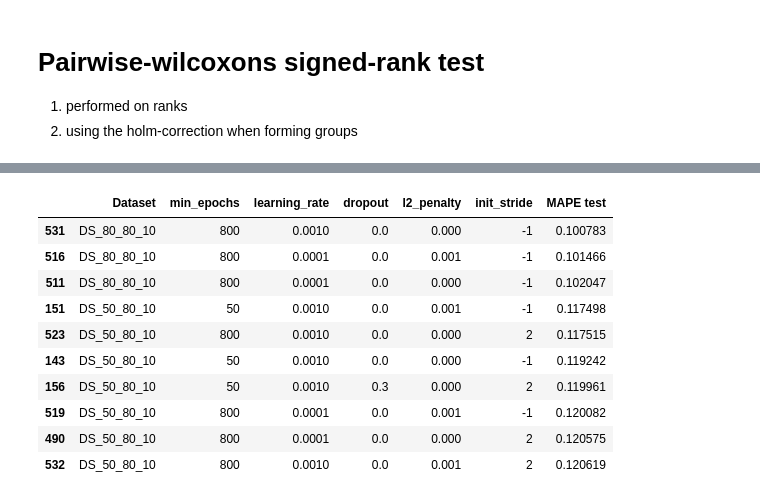
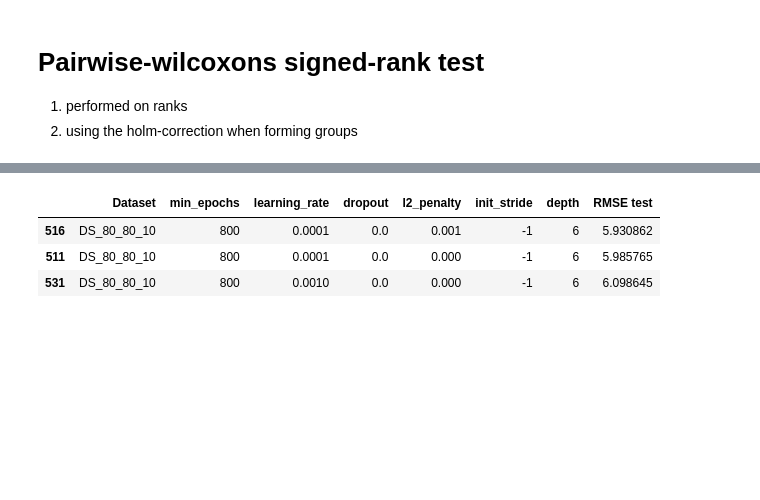
Before and after one commit to Whitesheep18/retinal-ecap-detection, a Jupyter notebook: results/tuning_results.ipynb, the cells around one changed output, grey strips where cells are left out. Cells and saved outputs as stored; diff of their text form; code cells hidden in the pictures; blank space fills up the shorter version.

```diff
--- a/results/tuning_results.ipynb
+++ b/results/tuning_results.ipynb
@@ -16,13 +20,15 @@ data = pd.concat([data.drop(['params'], axis=1), data['params'].apply(pd.Series)
 # %%
-rank_by = 'MAPE test'
+rank_by = 'RMSE test'
 
 param_titles = {'min_epochs': 'Minimum number of epochs before early stopping', 'learning_rate': 'Learning rate AdamW',
-                'dropout': 'Dropout', 'l2_penalty': 'L2 penalty', 'init_stride': 'Initial CNN'}
+                'dropout': 'Dropout', 'l2_penalty': 'L2 penalty', 'init_stride': 'Initial CNN', 'depth': 'Depth'}
 
-results = data[['Dataset', 'min_epochs', 'learning_rate', 'dropout', 'l2_penalty', 'init_stride', rank_by]]
-models = results[['min_epochs', 'learning_rate', 'dropout', 'l2_penalty', 'init_stride']
-        ].sort_values(by=[ 'min_epochs', 'learning_rate', 'dropout', 'l2_penalty', 'init_stride']).drop_duplicates().reset_index()
+order_by = list(param_titles.keys())
+
+results = data[['Dataset'] + order_by + [rank_by]]
+models = results[order_by].sort_values(by=order_by).drop_duplicates().reset_index()
 models['index'] = [f'Model {i}' for i in range(len(models))]
+to_cd = results.merge(models, on=order_by).rename(columns={'index': 'Model'}).to_csv("intermediate_tuning_results.csv", index=False)
 models = models.rename(columns={'index': 'Model'}).rename(columns=param_titles)
 models['Initial CNN'] = models['Initial CNN'].apply(lambda x: 'With' if x==2 else 'Without')
 num_models = len(models)
@@ -303,14 +376,7 @@ results.loc[(results['min_epochs']==800) & (results['learning_rate']==0.001) &\
 # %%
-results.sort_values(by=rank_by).head(10)
+results.sort_values(by=rank_by).head(3)
 # %% [output]
-|  | Dataset | min_epochs | learning_rate | dropout | l2_penalty | init_stride | MAPE test |
-| 531 | DS_80_80_10 | 800 | 0.0010 | 0.0 | 0.000 | -1 | 0.100783 |
-| 516 | DS_80_80_10 | 800 | 0.0001 | 0.0 | 0.001 | -1 | 0.101466 |
-| 511 | DS_80_80_10 | 800 | 0.0001 | 0.0 | 0.000 | -1 | 0.102047 |
-| 151 | DS_50_80_10 | 50 | 0.0010 | 0.0 | 0.001 | -1 | 0.117498 |
-| 523 | DS_50_80_10 | 800 | 0.0010 | 0.0 | 0.000 | 2 | 0.117515 |
-| 143 | DS_50_80_10 | 50 | 0.0010 | 0.0 | 0.000 | -1 | 0.119242 |
-| 156 | DS_50_80_10 | 50 | 0.0010 | 0.3 | 0.000 | 2 | 0.119961 |
-| 519 | DS_50_80_10 | 800 | 0.0001 | 0.0 | 0.001 | -1 | 0.120082 |
-| 490 | DS_50_80_10 | 800 | 0.0001 | 0.0 | 0.000 | 2 | 0.120575 |
-| 532 | DS_50_80_10 | 800 | 0.0010 | 0.0 | 0.001 | 2 | 0.120619 |
+|  | Dataset | min_epochs | learning_rate | dropout | l2_penalty | init_stride | depth | RMSE test |
+| 516 | DS_80_80_10 | 800 | 0.0001 | 0.0 | 0.001 | -1 | 6 | 5.930862 |
+| 511 | DS_80_80_10 | 800 | 0.0001 | 0.0 | 0.000 | -1 | 6 | 5.985765 |
+| 531 | DS_80_80_10 | 800 | 0.0010 | 0.0 | 0.000 | -1 | 6 | 6.098645 |
```
Also changed, not shown: parts of 24 cells of this notebook.
